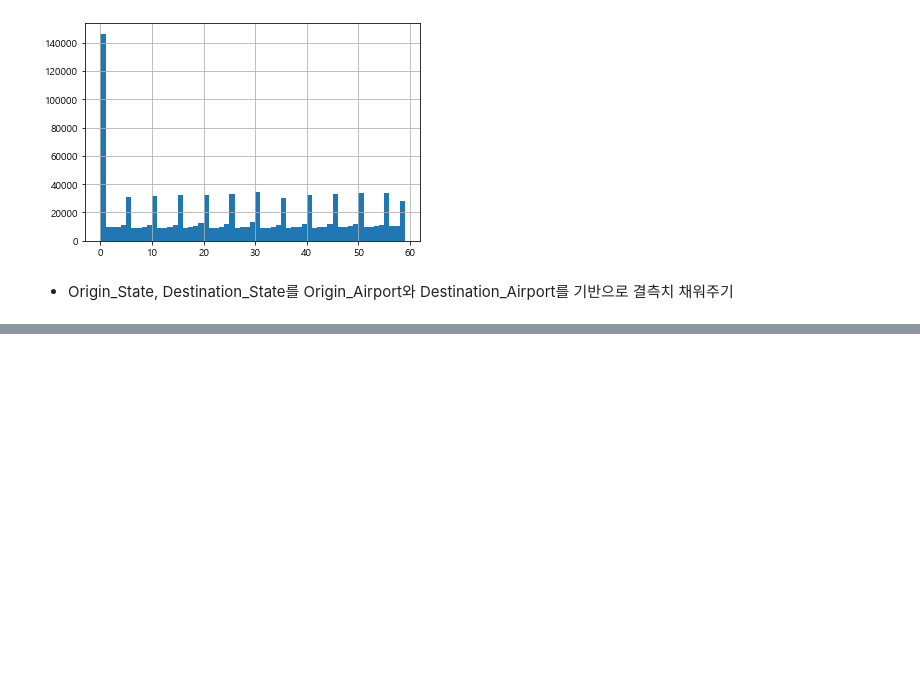
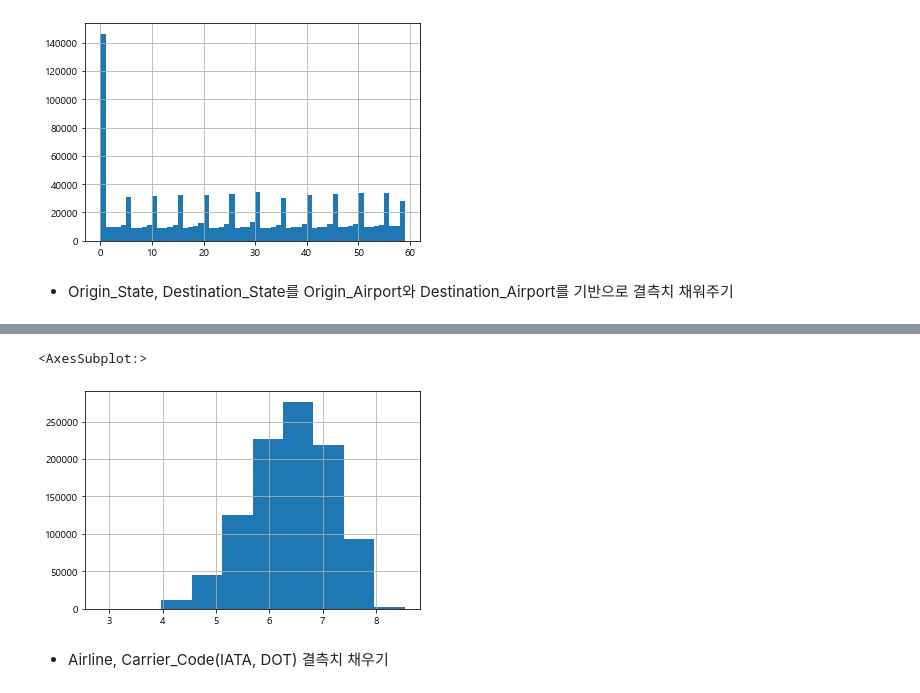
Before and after one commit to ParkGyuho/dacon_flight, a Jupyter notebook: 02.DataPreprocessing.ipynb, the cells around one changed output, grey strips where cells are left out. Saved outputs shown, nothing was run; the diff lists cells and outputs as text; code cells hidden in the pictures; blank space fills up the shorter version.

```diff
--- a/02.DataPreprocessing.ipynb
+++ b/02.DataPreprocessing.ipynb
@@ -152,0 +378,5 @@ train['Estimated_Arrival_Min'].hist(bins=59)
+# %%
+np.log1p(train['Distance']).hist()
+# %% [output]
+<AxesSubplot:>
+[figure, added]
@@ -152,0 +386,2 @@ train['Estimated_Arrival_Min'].hist(bins=59)
+# %% [markdown]
+- Airline, Carrier_Code(IATA, DOT) 결측치 채우기
```
Also changed, not shown: parts of 45 cells of this notebook.
